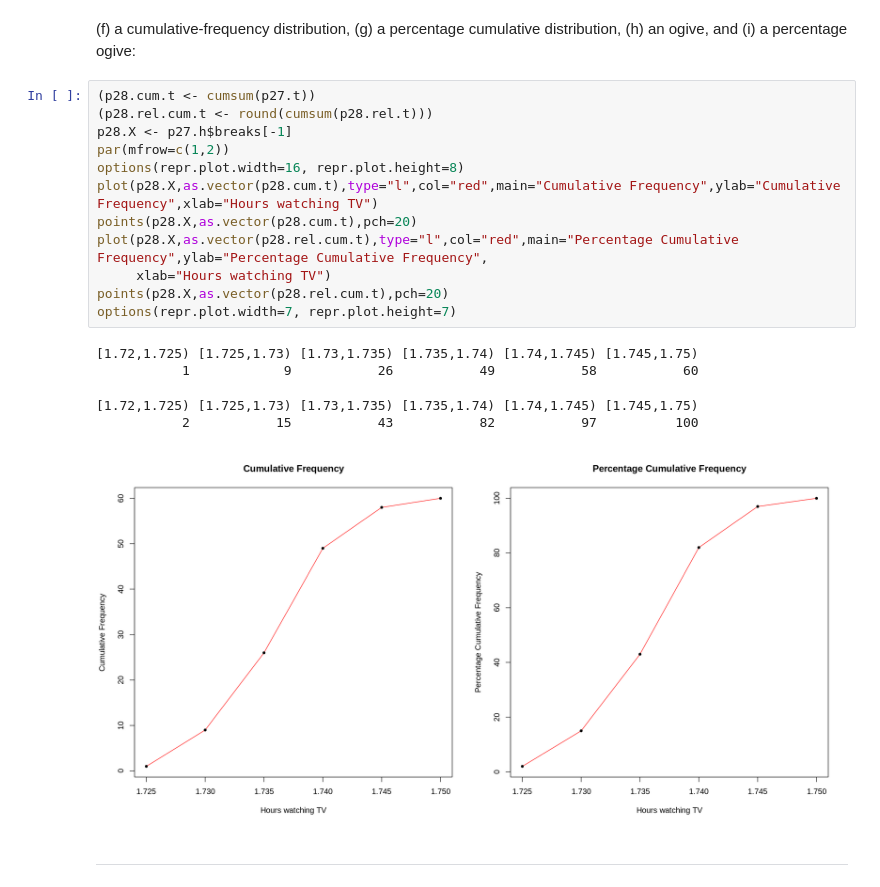
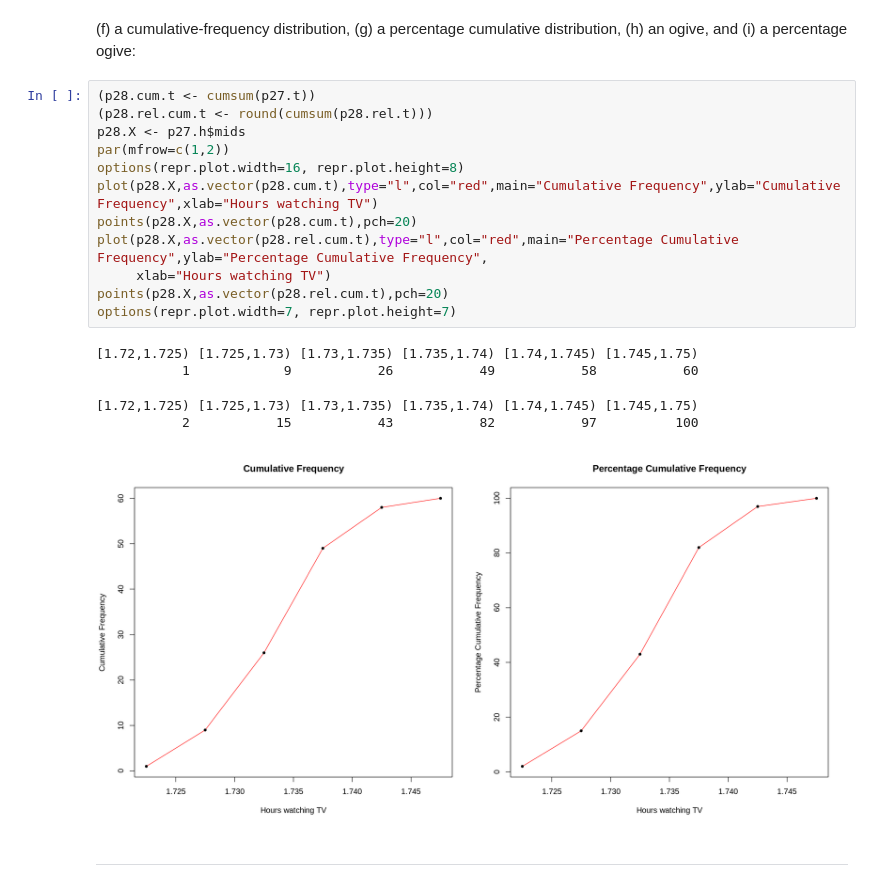
Before and after one commit to jbennett7/Statistics, a Jupyter notebook: Chapter 2 Supplementary Problems.ipynb, the cells around one changed output. Cells and saved outputs as stored; diff of their text form.

```diff
--- a/Chapter 2 Supplementary Problems.ipynb
+++ b/Chapter 2 Supplementary Problems.ipynb
@@ -309,21 +310,21 @@ options(repr.plot.width=7, repr.plot.height=7)
 # %%
 (p28.cum.t <- cumsum(p27.t))
 (p28.rel.cum.t <- round(cumsum(p28.rel.t)))
-p28.X <- p27.h$breaks[-1]
+p28.X <- p27.h$mids
 par(mfrow=c(1,2))
 options(repr.plot.width=16, repr.plot.height=8)
 plot(p28.X,as.vector(p28.cum.t),type="l",col="red",main="Cumulative Frequency",ylab="Cumulative Frequency",xlab="Hours watching TV")
 points(p28.X,as.vector(p28.cum.t),pch=20)
 plot(p28.X,as.vector(p28.rel.cum.t),type="l",col="red",main="Percentage Cumulative Frequency",ylab="Percentage Cumulative Frequency",
      xlab="Hours watching TV")
 points(p28.X,as.vector(p28.rel.cum.t),pch=20)
 options(repr.plot.width=7, repr.plot.height=7)
 # %% [output]
 [1.72,1.725) [1.725,1.73) [1.73,1.735) [1.735,1.74) [1.74,1.745) [1.745,1.75)
            1            9           26           49           58           60
 [1.72,1.725) [1.725,1.73) [1.73,1.735) [1.735,1.74) [1.74,1.745) [1.745,1.75)
            2           15           43           82           97          100
-[figure, old version]
+[figure, new version]
 # %% [markdown]
 ---
 # %% [markdown]
```
Also changed, not shown: parts of 12 cells of this notebook, 3 other files.
